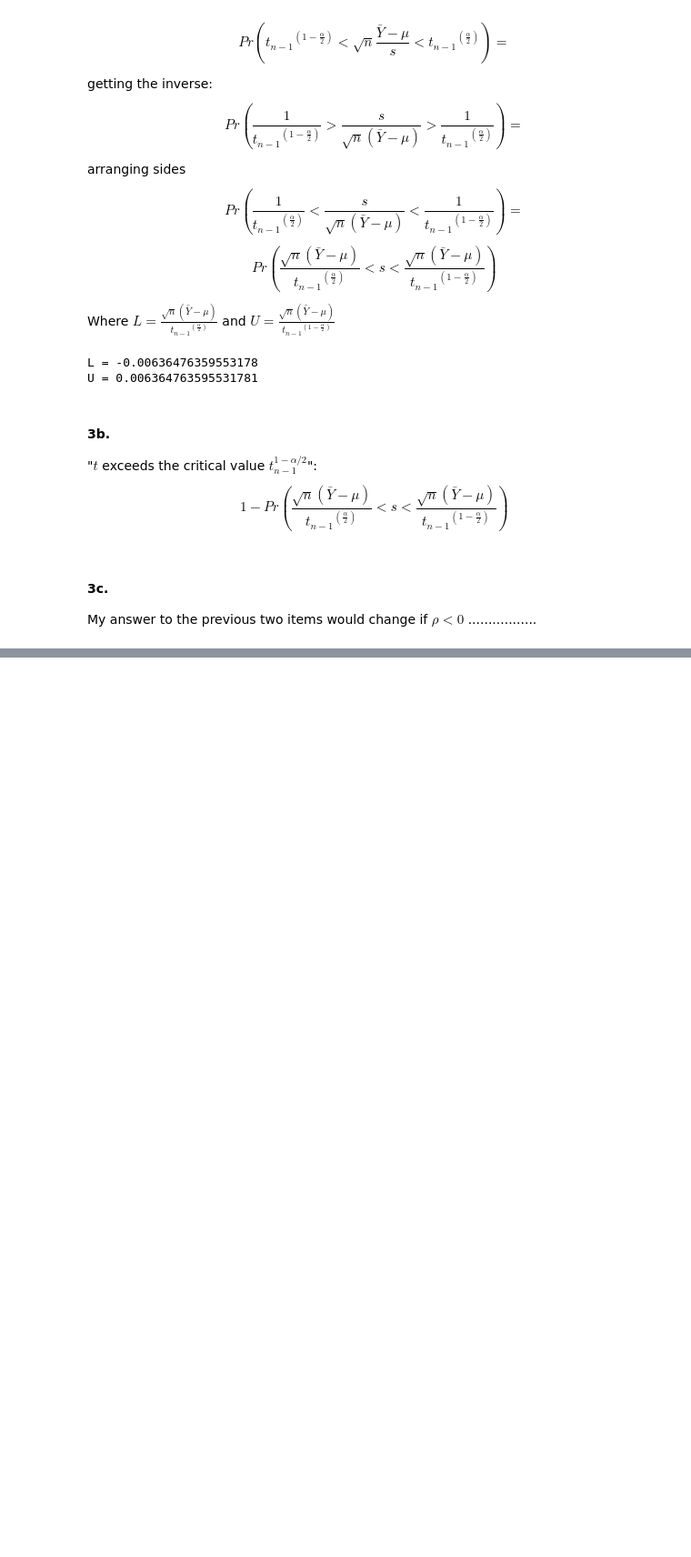
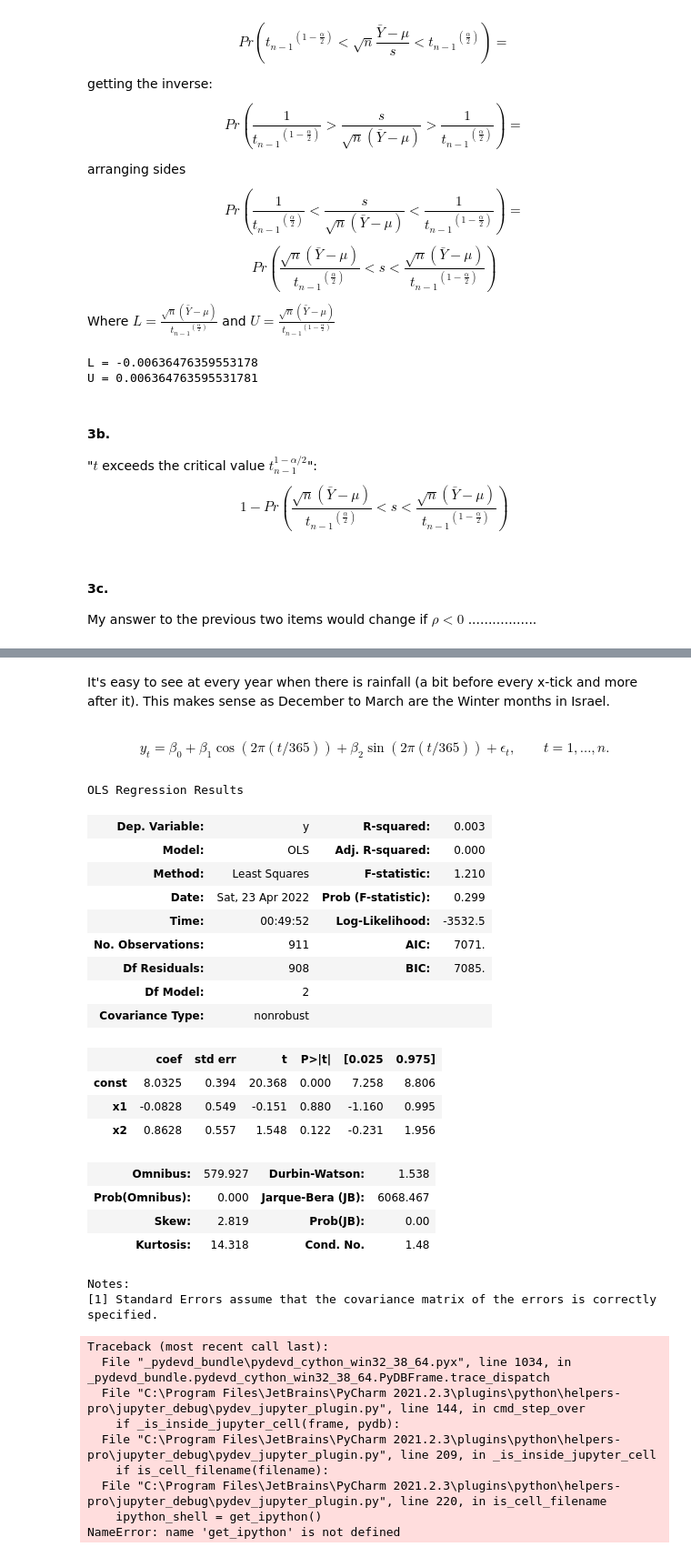
Before and after one commit to Nesher123/advanced-statistics, a Jupyter notebook: hw3/hw3.ipynb, the cells around one changed output, grey strips where cells are left out. Shown at 91% size. Cells and saved outputs as stored; diff of their text form; code cells hidden in the pictures; blank space fills up the shorter version.

```diff
--- a/hw3/hw3.ipynb
+++ b/hw3/hw3.ipynb
@@ -453,0 +469,50 @@ Plot the P-values for each of the years and also print their values. Discuss bri
+# %% [markdown]
+It's easy to see at every year when there is rainfall (a bit before every x-tick and more after it). This makes sense as December to March are the Winter months in Israel.
+# %% [markdown]
+$$
+y_t = \beta_0 + \beta_1 \cos( 2\pi(t/365)) + \beta_2 \sin( 2\pi(t/365)) + \epsilon_t,\qquad t=1,\ldots,n.
+\label{eq:model} \tag{2}
+$$
+# %%
+# illustrating fitted curve:
+import statsmodels.api as sm
+
+tt = np.arange(0, len(data))
+x0 = np.ones(len(data))
+x1 = np.cos(2 * np.pi * tt / 365)
+x2 = np.sin(2 * np.pi * tt / 365)
+Z = np.column_stack((x0, x1, x2))
+
+model = sm.OLS(y_t, Z)
+results = model.fit()
+results.summary()
+# %% [output]
+OLS Regression Results
+| Dep. Variable: | y | R-squared: | 0.003 |
+| Model: | OLS | Adj. R-squared: | 0.000 |
+| Method: | Least Squares | F-statistic: | 1.210 |
+| Date: | Sat, 23 Apr 2022 | Prob (F-statistic): | 0.299 |
+| Time: | 00:49:52 | Log-Likelihood: | -3532.5 |
+| No. Observations: | 911 | AIC: | 7071. |
+| Df Residuals: | 908 | BIC: | 7085. |
+| Df Model: | 2 |  |  |
+| Covariance Type: | nonrobust |  |  |
+|  | coef | std err | t | P>|t| | [0.025 | 0.975] |
+| const | 8.0325 | 0.394 | 20.368 | 0.000 | 7.258 | 8.806 |
+| x1 | -0.0828 | 0.549 | -0.151 | 0.880 | -1.160 | 0.995 |
+| x2 | 0.8628 | 0.557 | 1.548 | 0.122 | -0.231 | 1.956 |
+| Omnibus: | 579.927 | Durbin-Watson: | 1.538 |
+| Prob(Omnibus): | 0.000 | Jarque-Bera (JB): | 6068.467 |
+| Skew: | 2.819 | Prob(JB): | 0.00 |
+| Kurtosis: | 14.318 | Cond. No. | 1.48 |
+Notes:
+[1] Standard Errors assume that the covariance matrix of the errors is correctly specified.
+Traceback (most recent call last):
+  File "_pydevd_bundle\pydevd_cython_win32_38_64.pyx", line 1034, in _pydevd_bundle.pydevd_cython_win32_38_64.PyDBFrame.trace_dispatch
+  File "C:\Program Files\JetBrains\PyCharm 2021.2.3\plugins\python\helpers-pro\jupyter_debug\pydev_jupyter_plugin.py", line 144, in cmd_step_over
+    if _is_inside_jupyter_cell(frame, pydb):
+  File "C:\Program Files\JetBrains\PyCharm 2021.2.3\plugins\python\helpers-pro\jupyter_debug\pydev_jupyter_plugin.py", line 209, in _is_inside_jupyter_cell
+    if is_cell_filename(filename):
+  File "C:\Program Files\JetBrains\PyCharm 2021.2.3\plugins\python\helpers-pro\jupyter_debug\pydev_jupyter_plugin.py", line 220, in is_cell_filename
+    ipython_shell = get_ipython()
+NameError: name 'get_ipython' is not defined
```
Also changed, not shown: parts of 11 cells of this notebook.
